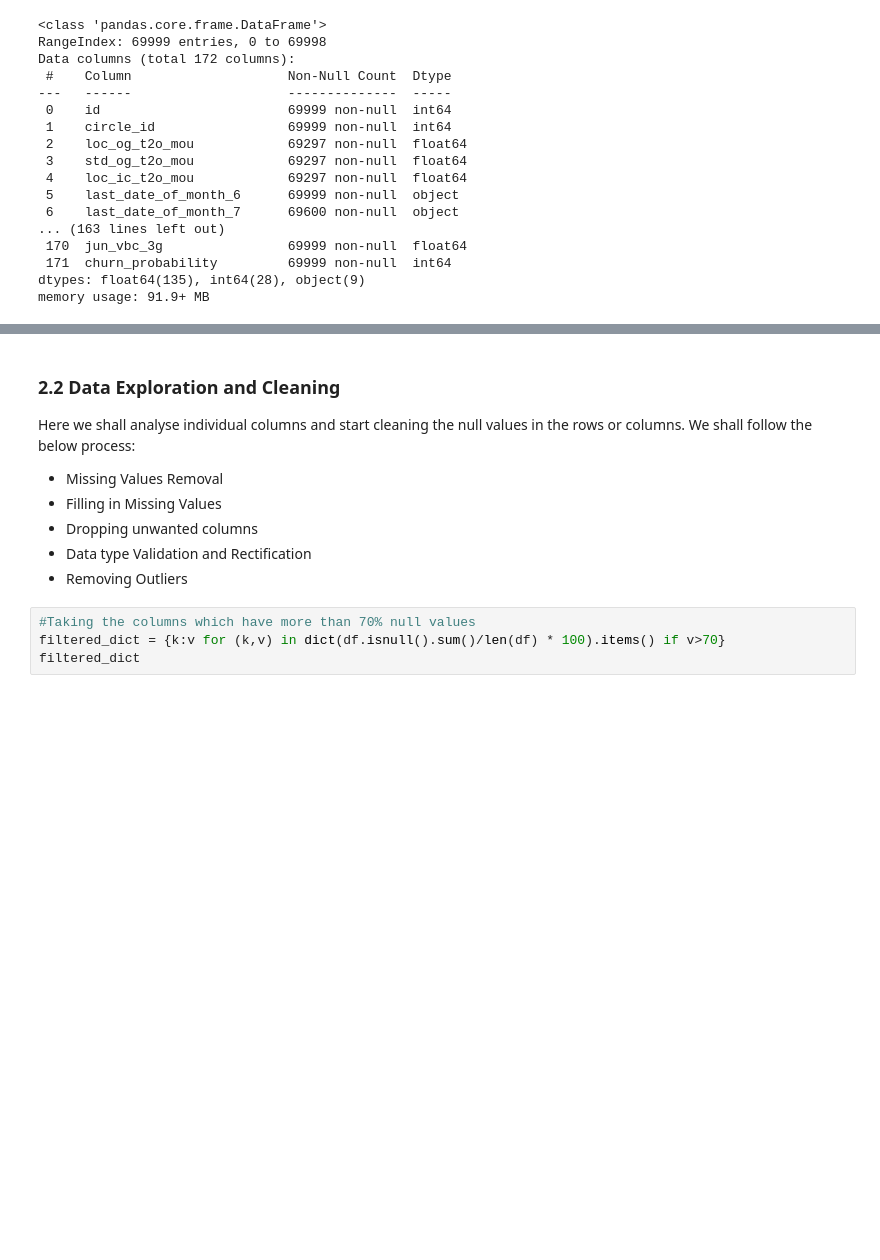
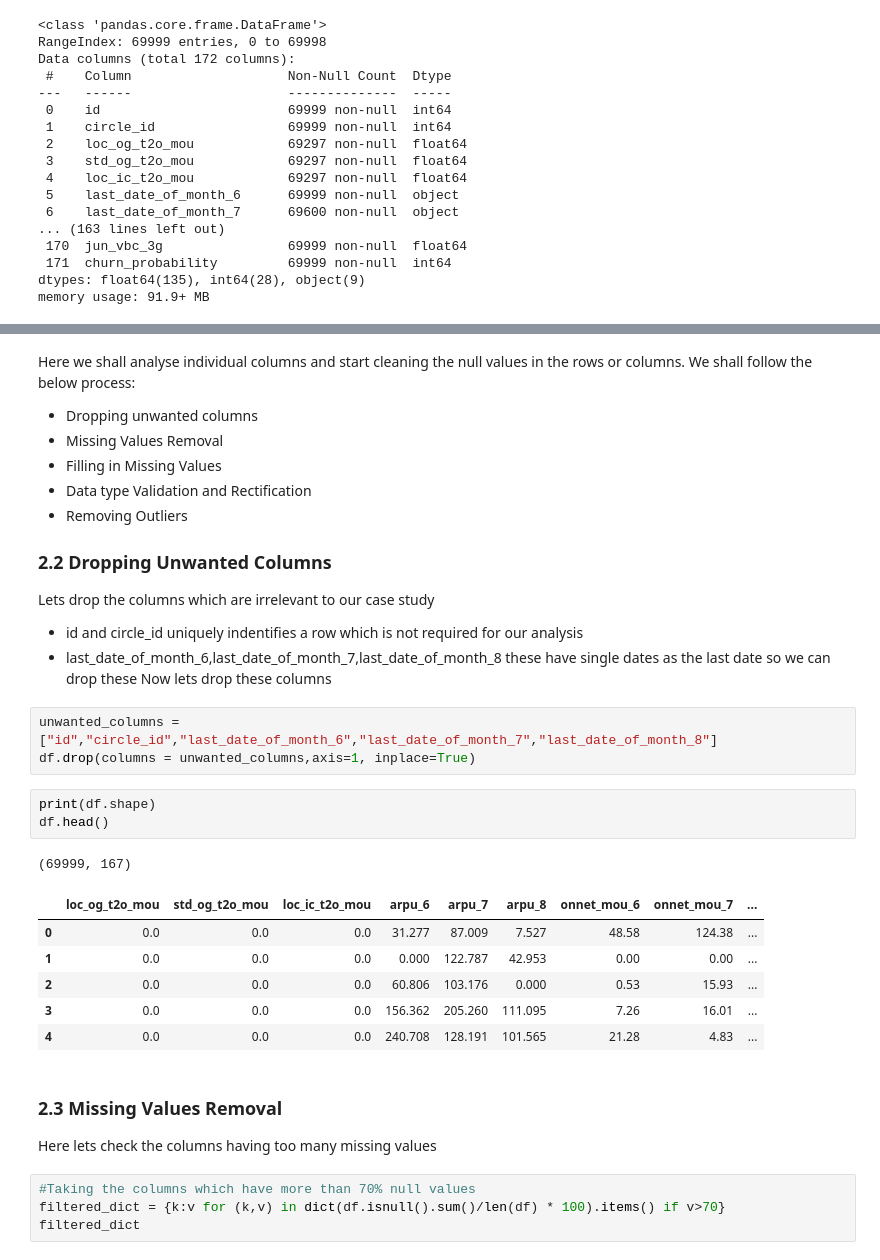
Before and after one commit to jibinkaitharath/TelecomChurnCaseStudy, a Jupyter notebook: Telecom_Churn_Case_Study.ipynb, the cells around one changed output, grey strips where cells are left out. Cells and saved outputs as stored; diff of their text form; blank space fills up the shorter version.

Commit message:
Added column analysis

```diff
--- a/Telecom_Churn_Case_Study.ipynb
+++ b/Telecom_Churn_Case_Study.ipynb
@@ -87,12 +141,34 @@ memory usage: 91.9+ MB
 # %% [markdown]
-###  2.2 Data Exploration and Cleaning
-
 Here we shall analyse individual columns and start cleaning the null values in the rows or columns. We shall follow the below process:
+- Dropping unwanted columns
 - Missing Values Removal
 - Filling in Missing Values
-- Dropping unwanted columns
 - Data type Validation and Rectification
 - Removing Outliers
+
+### 2.2 Dropping Unwanted Columns
+Lets drop the columns which are irrelevant to our case study
+ - id and circle_id uniquely indentifies a row which is not required for our analysis
+ - last_date_of_month_6,last_date_of_month_7,last_date_of_month_8 these have single dates as the last date so we can drop these
+Now lets drop these columns
+# %%
+unwanted_columns = ["id","circle_id","last_date_of_month_6","last_date_of_month_7","last_date_of_month_8"]
+df.drop(columns = unwanted_columns,axis=1, inplace=True)
+# %%
+print(df.shape)
+df.head()
+# %% [output]
+(69999, 167)
+|  | loc_og_t2o_mou | std_og_t2o_mou | loc_ic_t2o_mou | arpu_6 | arpu_7 | arpu_8 | onnet_mou_6 | onnet_mou_7 | ... |
+| 0 | 0.0 | 0.0 | 0.0 | 31.277 | 87.009 | 7.527 | 48.58 | 124.38 | ... |
+| 1 | 0.0 | 0.0 | 0.0 | 0.000 | 122.787 | 42.953 | 0.00 | 0.00 | ... |
+| 2 | 0.0 | 0.0 | 0.0 | 60.806 | 103.176 | 0.000 | 0.53 | 15.93 | ... |
+| 3 | 0.0 | 0.0 | 0.0 | 156.362 | 205.260 | 111.095 | 7.26 | 16.01 | ... |
+| 4 | 0.0 | 0.0 | 0.0 | 240.708 | 128.191 | 101.565 | 21.28 | 4.83 | ... |
+# %% [markdown]
+### 2.3 Missing Values Removal
+
+Here lets check the columns having too many missing values
 # %%
 #Taking the columns which have more than 70% null values
 filtered_dict = {k:v for (k,v) in dict(df.isnull().sum()/len(df) * 100).items() if v>70}
```
Also changed, not shown: parts of 6 cells of this notebook.
